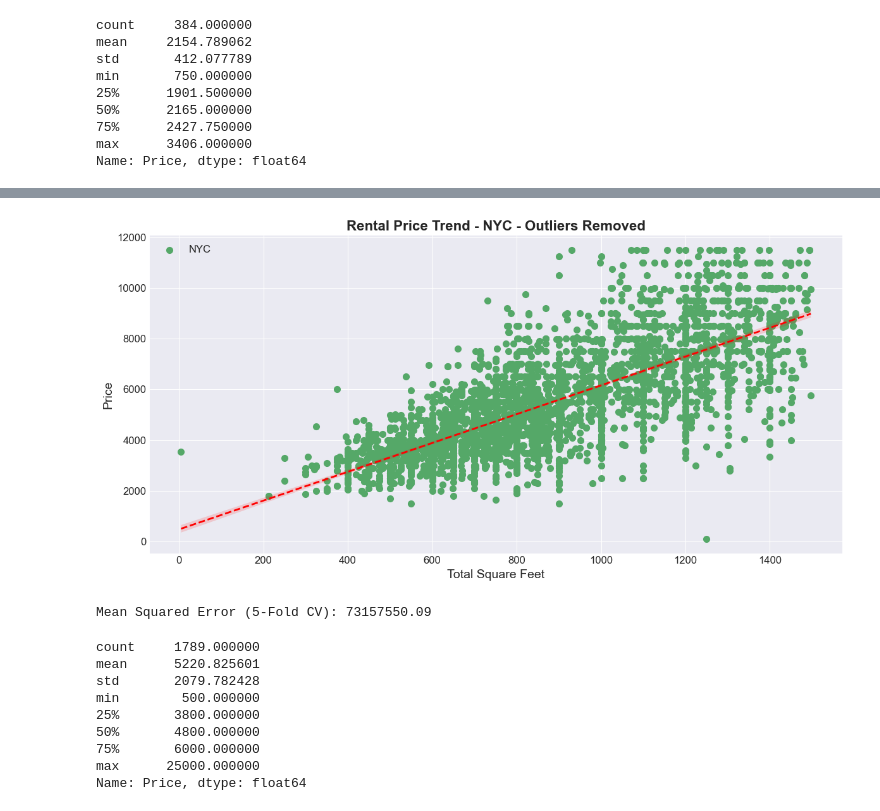
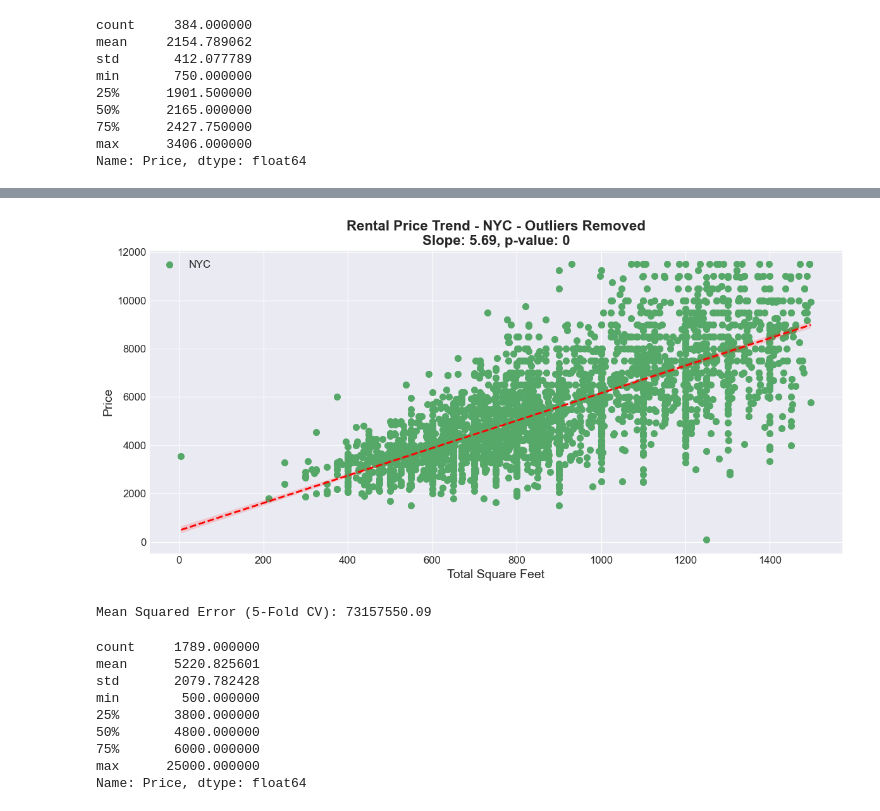
Before and after one commit to supernovaaa2024/RealEstateValuation, a Jupyter notebook: RealEstateStats.ipynb, the cells around one changed output, grey strips where cells are left out. Saved outputs shown, nothing was run; the diff lists cells and outputs as text; code cells hidden in the pictures.

```diff
--- a/RealEstateStats.ipynb
+++ b/RealEstateStats.ipynb
@@ -144,0 +230,13 @@ plt.show()
+# %%
+# The Distribution of Price for 3-Bedroom Properties in Jamaica
+plt.style.use('seaborn-v0_8-darkgrid')
+fig, ax = plt.subplots(figsize=(10, 6))
+ax.hist(jamaicaThreeBrnonan["Price"], bins=300, color='#4C72B0', edgecolor='black', alpha=0.85)
+ax.set_xlim(0, jamaicaThreeBrnonan["Price"].max() + 1000)
+ax.set_title("Distribution of Price (3-Bedroom Jamaica)", fontsize=16, fontweight='bold')
+ax.set_xlabel("Price ($)", fontsize=14)
+ax.set_ylabel("Frequency", fontsize=14)
+ax.tick_params(axis='both', labelsize=12)
+ax.grid(True, linestyle='--', alpha=0.6)
+plt.tight_layout()
+plt.show()
@@ -144,0 +245,13 @@ plt.show()
+# %%
+# The Distribution of Total Square Feet for 4-Bedroom Properties in Jamaica
+plt.style.use('seaborn-v0_8-darkgrid')
+fig, ax = plt.subplots(figsize=(10, 6))
+ax.hist(jamaicaFourBrnonan["Total Square Feet"], bins=200, color='#4C72B0', edgecolor='black', alpha=0.85)
+ax.set_xlim(0, jamaicaFourBrnonan["Total Square Feet"].max() + 100)
+ax.set_title("Distribution of Total Square Feet (4-Bedroom Jamaica)", fontsize=16, fontweight='bold')
+ax.set_xlabel("Total Square Feet", fontsize=14)
+ax.set_ylabel("Frequency", fontsize=14)
+ax.tick_params(axis='both', labelsize=12)
+ax.grid(True, linestyle='--', alpha=0.6)
+plt.tight_layout()
+plt.show()
@@ -144,0 +260,13 @@ plt.show()
+# %%
+# The Distribution of Price for 4-Bedroom in Jamaica
+plt.style.use('seaborn-v0_8-darkgrid')
+fig, ax = plt.subplots(figsize=(10, 6))
+ax.hist(jamaicaFourBrnonan["Price"], bins=300, color='#4C72B0', edgecolor='black', alpha=0.85)
+ax.set_xlim(0, jamaicaFourBrnonan["Price"].max() + 1000)
+ax.set_title("Distribution of Price (4-Bedroom Jamaica)", fontsize=16, fontweight='bold')
+ax.set_xlabel("Price ($)", fontsize=14)
+ax.set_ylabel("Frequency", fontsize=14)
+ax.tick_params(axis='both', labelsize=12)
+ax.grid(True, linestyle='--', alpha=0.6)
+plt.tight_layout()
+plt.show()
@@ -146,40 +276,43 @@ plt.show()
 nycdf = pd.read_excel("rentalsNYC.xlsx")
 # %%
 # Trend Analysis for all apartments in NYC
+from scipy.stats import linregress
 nycdf = nycdf.dropna(subset=["Total Square Feet", "Price"])
 plt.style.use('seaborn-v0_8-darkgrid')
 fig, ax = plt.subplots(figsize=(12, 6))
 filteredx = nycdf["Total Square Feet"][nycdf["Total Square Feet"] < 1500]
 filteredy = nycdf["Price"][nycdf["Total Square Feet"] < 1500]
 # Remove price outliers using IQR method
 Q1 = filteredy.quantile(0.25)
 Q3 = filteredy.quantile(0.75)
 IQR = Q3 - Q1
 lower_bound = Q1 - 1.5 * IQR
 upper_bound = Q3 + 1.5 * IQR
 filteredx_no_outlier = filteredx[(filteredy >= lower_bound) & (filteredy <= upper_bound)]
 filteredy_no_outlier = filteredy[(filteredy >= lower_bound) & (filteredy <= upper_bound)]
 ax.scatter(filteredx_no_outlier, filteredy_no_outlier, label='NYC', color='#55A868', linewidth=2)
-ax.set_title("Rental Price Trend - NYC - Outliers Removed", fontsize=16, fontweight='bold')
+# Calculate regression statistics for NYC
+slope, intercept, r_value, p_value, std_err = linregress(filteredx_no_outlier, filteredy_no_outlier)
+ax.set_title(f"Rental Price Trend - NYC - Outliers Removed\nSlope: {slope:.2f}, p-value: {p_value:.3g}", fontsize=16, fontweight='bold')
 ax.set_xlabel("Total Square Feet", fontsize=14)
 ax.set_ylabel("Price ($)", fontsize=14)
 # Add Trendline
 sns.regplot(x=filteredx_no_outlier, y=filteredy_no_outlier,scatter=False, ax=ax, color='red', line_kws={'linewidth': 2, 'linestyle': '--'})
 ax.legend(fontsize=12)
 ax.tick_params(axis='both', labelsize=12)
 plt.tight_layout()
 plt.show()
 # Linear Regression Model for NYC all apartments
 X = nycdf[["Total Square Feet"]]
 y = nycdf["Price"]
 model = LinearRegression()
 model.fit(X, y)
 # Model Evaluation
 cv_results = cross_validate(model, X, y, cv=5, scoring='neg_mean_squared_error')
 mean_mse = -np.mean(cv_results['test_score'])
 print(f"Mean Squared Error (5-Fold CV): {mean_mse:.2f}")
 # %% [output]
-[figure, old version]
+[figure, new version]
 Mean Squared Error (5-Fold CV): 73157550.09
 # %%
 # Preprocessing Examine Missing Values
```
Also changed, not shown: parts of 17 cells of this notebook.
